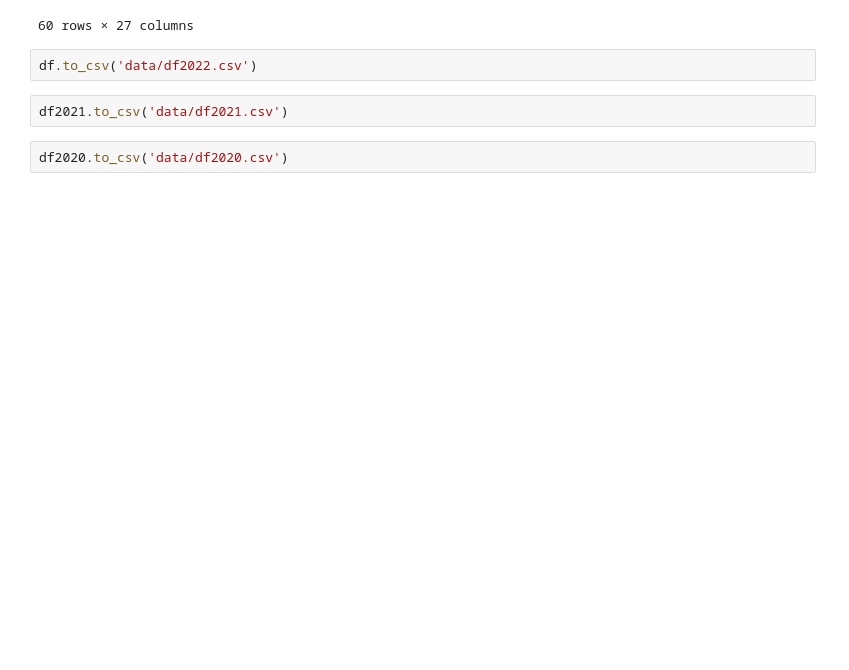
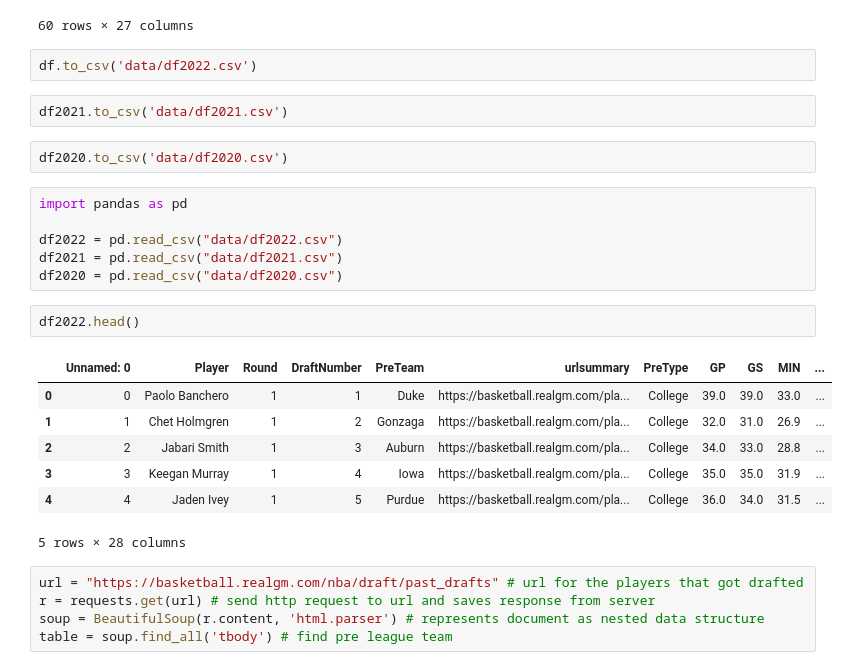
Before and after one commit to bensonouyang/Draft-Prediction, a Jupyter notebook: 01-ScrapingData.ipynb, the cells around one changed output. Cells and saved outputs as stored; diff of their text form; blank space fills up the shorter version.

```diff
--- a/01-ScrapingData.ipynb
+++ b/01-ScrapingData.ipynb
@@ -844,3 +845,24 @@ df.to_csv('data/df2022.csv')
 df2021.to_csv('data/df2021.csv')
 # %%
 df2020.to_csv('data/df2020.csv')
+# %%
+import pandas as pd
+
+df2022 = pd.read_csv("data/df2022.csv")
+df2021 = pd.read_csv("data/df2021.csv")
+df2020 = pd.read_csv("data/df2020.csv")
+# %%
+df2022.head()
+# %% [output]
+|  | Unnamed: 0 | Player | Round | DraftNumber | PreTeam | urlsummary | PreType | GP | GS | MIN | ... |
+| 0 | 0 | Paolo Banchero | 1 | 1 | Duke | https://basketball.realgm.com/pla... | College | 39.0 | 39.0 | 33.0 | ... |
+| 1 | 1 | Chet Holmgren | 1 | 2 | Gonzaga | https://basketball.realgm.com/pla... | College | 32.0 | 31.0 | 26.9 | ... |
+| 2 | 2 | Jabari Smith | 1 | 3 | Auburn | https://basketball.realgm.com/pla... | College | 34.0 | 33.0 | 28.8 | ... |
+| 3 | 3 | Keegan Murray | 1 | 4 | Iowa | https://basketball.realgm.com/pla... | College | 35.0 | 35.0 | 31.9 | ... |
+| 4 | 4 | Jaden Ivey | 1 | 5 | Purdue | https://basketball.realgm.com/pla... | College | 36.0 | 34.0 | 31.5 | ... |
+5 rows × 28 columns
+# %%
+url = "https://basketball.realgm.com/nba/draft/past_drafts" # url for the players that got drafted
+r = requests.get(url) # send http request to url and saves response from server
+soup = BeautifulSoup(r.content, 'html.parser') # represents document as nested data structure
+table = soup.find_all('tbody') # find pre league team
```
Also changed, not shown: parts of 7 cells of this notebook.
